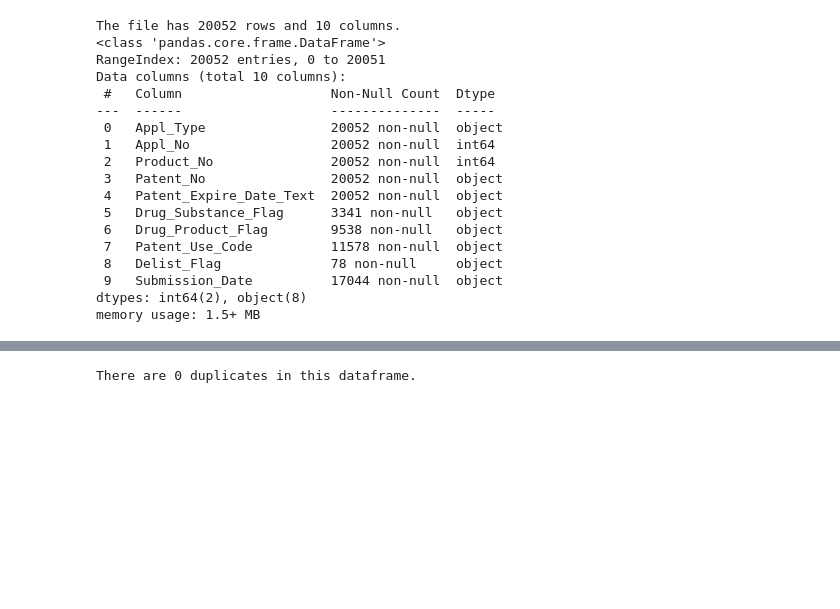
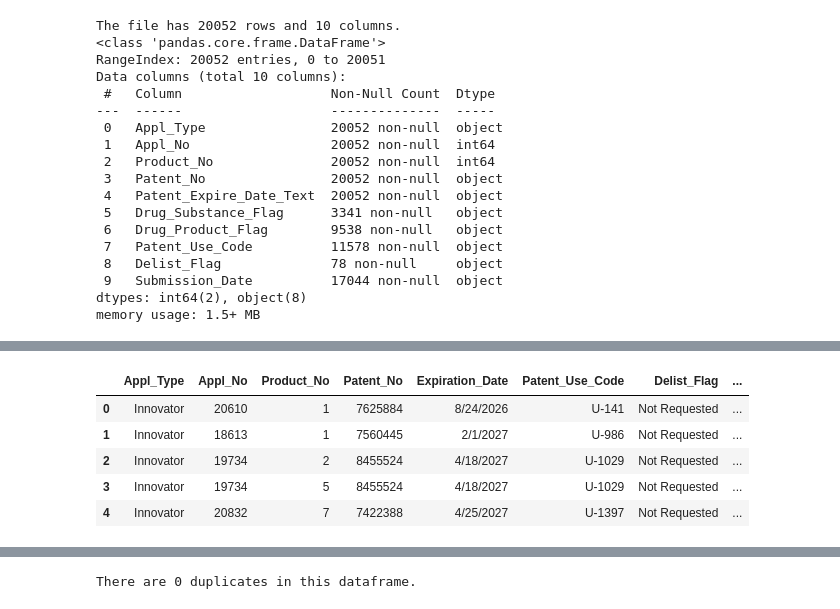
Before and after one commit to juanjomarcruz/FDA_Orange_Book_Project, a Jupyter notebook: 2_Jupyter_Notebooks/pre_analysis_cleaning_transformation_pat.ipynb, the cells around one changed output, grey strips where cells are left out. Saved outputs shown, nothing was run; the diff lists cells and outputs as text; code cells hidden in the pictures; blank space fills up the shorter version.

```diff
--- a/2_Jupyter_Notebooks/pre_analysis_cleaning_transformation_pat.ipynb
+++ b/2_Jupyter_Notebooks/pre_analysis_cleaning_transformation_pat.ipynb
@@ -75,0 +183,12 @@ There are 18 duplicates in this dataframe.
+# %%
+#To convert date columns into datetime first we need to apply some transformations...
+
+df_pat[['Expiration_Date','Submission_Date']] = df_pat[['Expiration_Date','Submission_Date']].apply(lambda x: x.str.replace(", ","/").str.replace(" ","/"))
+df_pat.head()
+# %% [output]
+|  | Appl_Type | Appl_No | Product_No | Patent_No | Expiration_Date | Patent_Use_Code | Delist_Flag | ... |
+| 0 | Innovator | 20610 | 1 | 7625884 | 8/24/2026 | U-141 | Not Requested | ... |
+| 1 | Innovator | 18613 | 1 | 7560445 | 2/1/2027 | U-986 | Not Requested | ... |
+| 2 | Innovator | 19734 | 2 | 8455524 | 4/18/2027 | U-1029 | Not Requested | ... |
+| 3 | Innovator | 19734 | 5 | 8455524 | 4/18/2027 | U-1029 | Not Requested | ... |
+| 4 | Innovator | 20832 | 7 | 7422388 | 4/25/2027 | U-1397 | Not Requested | ... |
```
Also changed, not shown: parts of 27 cells of this notebook, 11 other files.
